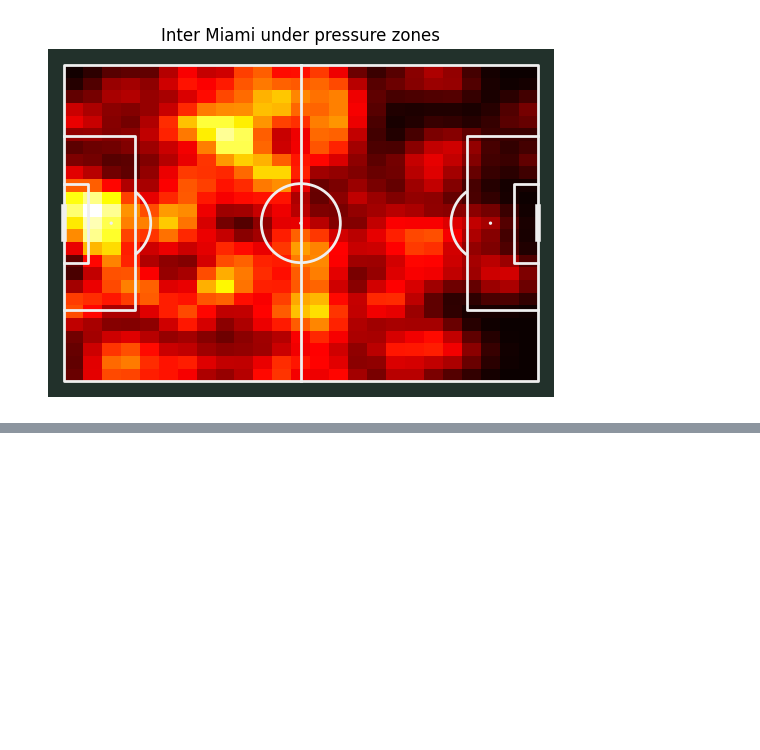
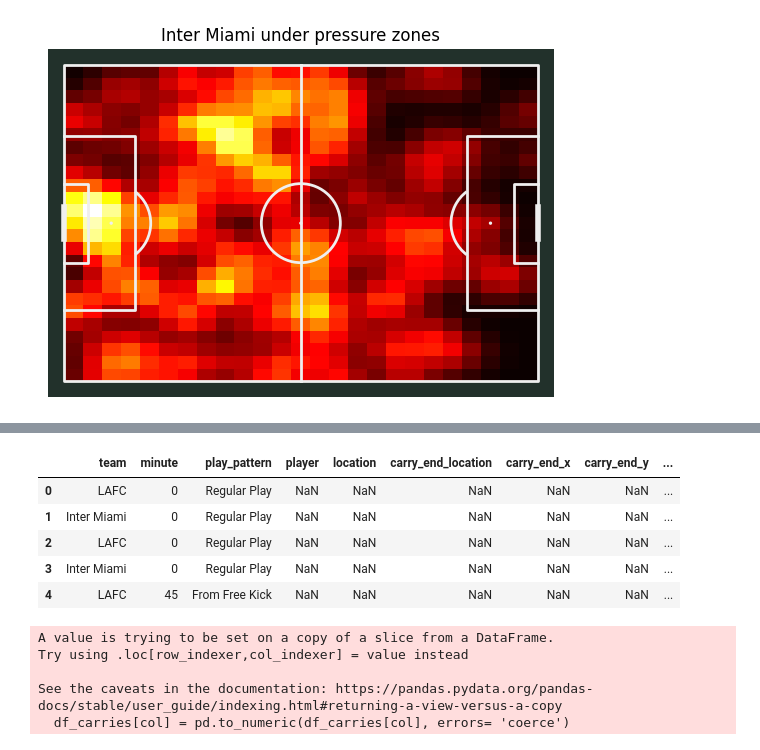
Before and after one commit to der-amit/soccer_plots, a Jupyter notebook: mls_plots.ipynb, the cells around one changed output, grey strips where cells are left out. Saved outputs shown, nothing was run; the diff lists cells and outputs as text; code cells hidden in the pictures; blank space fills up the shorter version.

```diff
--- a/mls_plots.ipynb
+++ b/mls_plots.ipynb
@@ -241,0 +321,23 @@ plt.show()
+# %%
+df_carries.head()
+# %% [output]
+|  | team | minute | play_pattern | player | location | carry_end_location | carry_end_x | carry_end_y | ... |
+| 0 | LAFC | 0 | Regular Play | NaN | NaN | NaN | NaN | NaN | ... |
+| 1 | Inter Miami | 0 | Regular Play | NaN | NaN | NaN | NaN | NaN | ... |
+| 2 | LAFC | 0 | Regular Play | NaN | NaN | NaN | NaN | NaN | ... |
+| 3 | Inter Miami | 0 | Regular Play | NaN | NaN | NaN | NaN | NaN | ... |
+| 4 | LAFC | 45 | From Free Kick | NaN | NaN | NaN | NaN | NaN | ... |
+# %%
+#Change the data type of the carries x and carrues y columns for comparison later on
+
+text_cols = ['team', 'play_pattern', 'location', 'carry_end_location']
+
+for col in df_carries.columns:
+    if col not in text_cols:
+        df_carries[col] = pd.to_numeric(df_carries[col], errors= 'coerce')
+# %% [output]
+A value is trying to be set on a copy of a slice from a DataFrame.
+Try using .loc[row_indexer,col_indexer] = value instead
+
+See the caveats in the documentation: https://pandas.pydata.org/pandas-docs/stable/user_guide/indexing.html#returning-a-view-versus-a-copy
+  df_carries[col] = pd.to_numeric(df_carries[col], errors= 'coerce')
```
Also changed, not shown: parts of 17 cells of this notebook, 1 other file.
